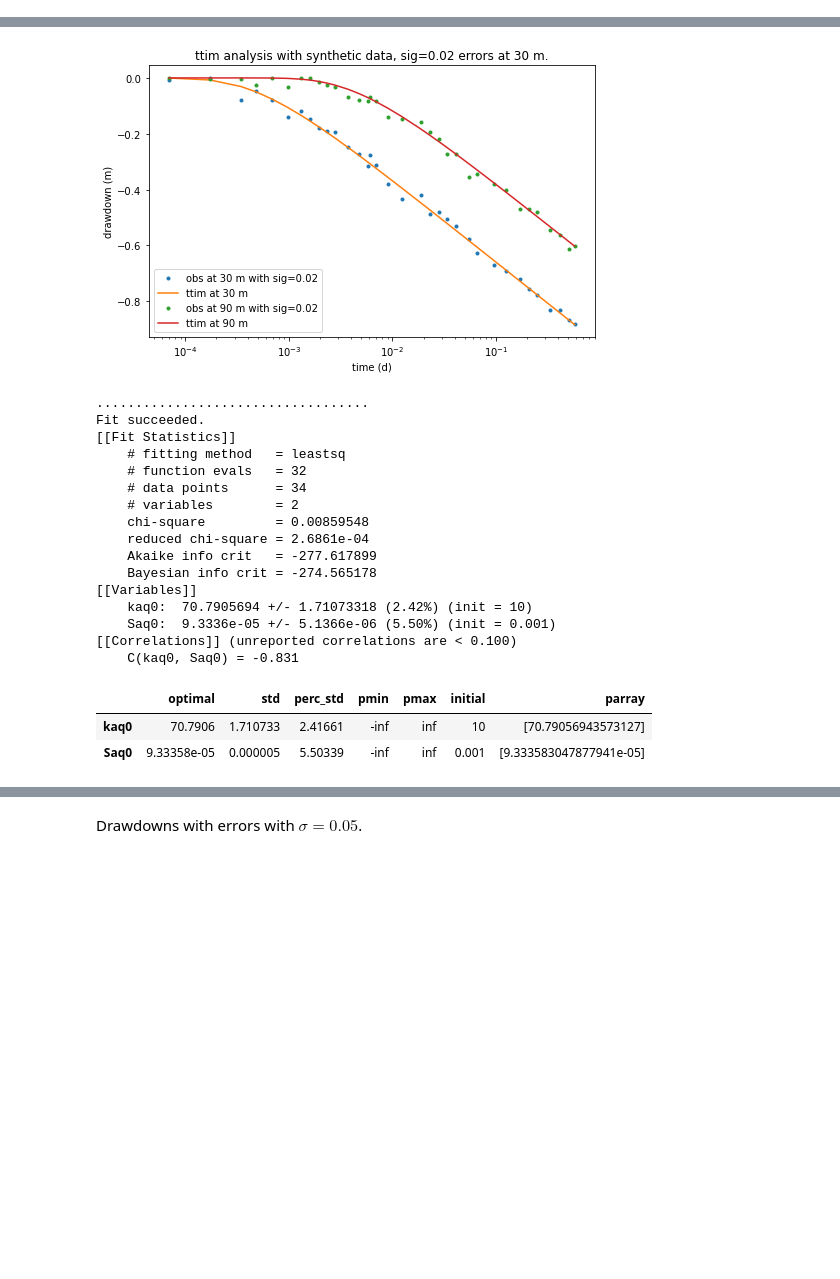
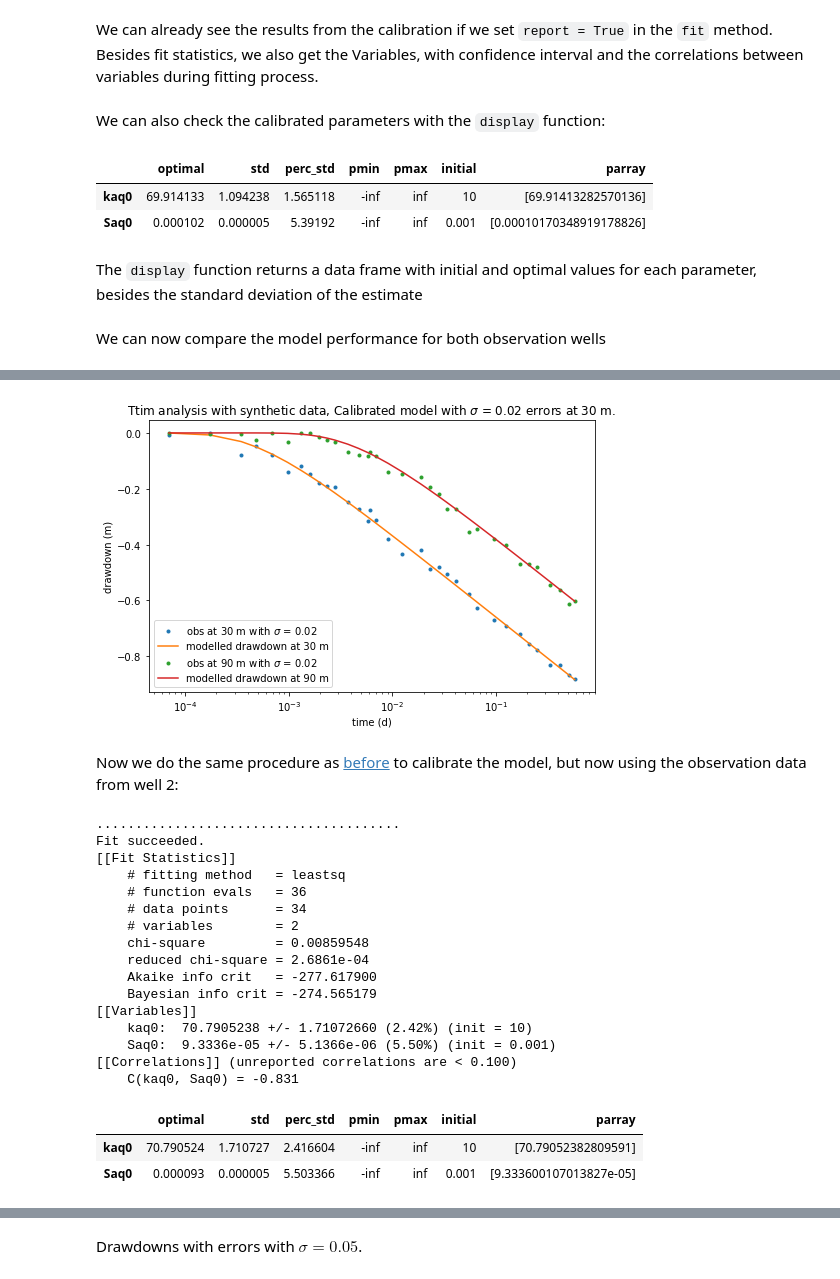
Before and after one commit to mbakker7/ttim, a Jupyter notebook: pumpingtest_benchmarks/0_synthetic_data.ipynb, the cells around one changed output, grey strips where cells are left out. Drawn from its saved outputs; the diff is of its cells as text; code cells hidden in the pictures; blank space fills up the shorter version.

```diff
--- a/pumpingtest_benchmarks/0_synthetic_data.ipynb
+++ b/pumpingtest_benchmarks/0_synthetic_data.ipynb
@@ -32,0 +58,7 @@ Add noises:
+# %%
+ml = ModelMaq(kaq= k, # Hydraulic Conductivity of the aquifer
+              z =[-18, -25], # Top and bottom dimensions of the aquifer layer. The leaky aquitard can have 0 thickness
+              Saq=1e-4, # Specific storage of the aquifers
+              tmin=1e-5, #the minimum time for which heads can be computed after any change in boundary condition.
+              tmax=1, # The maximum time for which heads will be computed
+             )
@@ -32,0 +78,7 @@ Add noises:
+# %%
+# To compute the heads at the specified time intervals and location, we use the 'head' method
+h1 = ml.head(x = d1, # location of observation well 1
+             y = 0,
+             t = t, # Time array that the heads will be returned for
+            )
+h2 = ml.head(d2, 0, t) #Computing heads at distance d2, and time array t for observation well 2
@@ -102,14 +197,28 @@ Fit succeeded.
+# %% [markdown]
+We can already see the results from the calibration if we set `report = True` in the `fit` method. Besides fit statistics, we also get the Variables, with confidence interval and the correlations between variables during fitting process.
+# %% [markdown]
+We can also check the calibrated parameters with the `display` function:
+# %%
+display(ca23.parameters)
+# %% [output]
+|  | optimal | std | perc_std | pmin | pmax | initial | parray |
+| kaq0 | 69.914133 | 1.094238 | 1.565118 | -inf | inf | 10 | [69.91413282570136] |
+| Saq0 | 0.000102 | 0.000005 | 5.39192 | -inf | inf | 0.001 | [0.00010170348919178826] |
+# %% [markdown]
+The `display` function returns a data frame with initial and optimal values for each parameter, besides the standard deviation of the estimate
+# %% [markdown]
+We can now compare the model performance for both observation wells
 # %%
-print('rmse:', ca23.rmse())
-h123 = ml.head(d1, 0, t)
-h223 = ml.head(d2, 0 ,t)
+print('rmse:', ca23.rmse()) # Return the RMSE error for the calibration
+h123 = ml.head(d1, 0, t) # Compute drawdown of the calibrated model for obs 1
+h223 = ml.head(d2, 0 ,t) # Compute drawdown for obs 2
 plt.figure(figsize = (8, 5))
-plt.semilogx(t, he12, '.', label='obs at 30 m with sig=0.02')
-plt.semilogx(t, h123[0], label='ttim at 30 m')
-plt.semilogx(t, he22, '.', label='obs at 90 m with sig=0.02')
-plt.semilogx(t, h223[0], label='ttim at 90 m')
+plt.semilogx(t, he12, '.', label='obs at 30 m with $\sigma$ = 0.02')
+plt.semilogx(t, h123[0], label='modelled drawdown at 30 m')
+plt.semilogx(t, he22, '.', label='obs at 90 m with $\sigma$ = 0.02')
+plt.semilogx(t, h223[0], label='modelled drawdown at 90 m')
 plt.xlabel('time (d)')
 plt.ylabel('drawdown (m)')
-plt.title('ttim analysis with synthetic data, sig=0.02 errors at 30 m.')
+plt.title('Ttim analysis with synthetic data, Calibrated model with $\sigma$ = 0.02 errors at 30 m.')
 plt.legend();
 # %% [output]
@@ -117,4 +226,6 @@ rmse: 0.018126773873208015
-[figure, old version]
+[figure, new version]
+# %% [markdown]
+Now we do the same procedure as [before](#sig002obs1) to calibrate the model, but now using the observation data from well 2:
 # %%
 ca29 = Calibrate(ml)
 ca29.set_parameter(name='kaq0', initial=10)
@@ -123,22 +234,22 @@ ca29.series(name='obs2', x=d2, y=0, t=t, h=he22, layer=0)
 ca29.fit(report=True)
 display(ca29.parameters)
 # %% [output]
-...................................
+.......................................
 Fit succeeded.
 [[Fit Statistics]]
     # fitting method   = leastsq
-    # function evals   = 32
+    # function evals   = 36
     # data points      = 34
     # variables        = 2
     chi-square         = 0.00859548
     reduced chi-square = 2.6861e-04
-    Akaike info crit   = -277.617899
-    Bayesian info crit = -274.565178
+    Akaike info crit   = -277.617900
+    Bayesian info crit = -274.565179
 [[Variables]]
-    kaq0:  70.7905694 +/- 1.71073318 (2.42%) (init = 10)
+    kaq0:  70.7905238 +/- 1.71072660 (2.42%) (init = 10)
     Saq0:  9.3336e-05 +/- 5.1366e-06 (5.50%) (init = 0.001)
 [[Correlations]] (unreported correlations are < 0.100)
     C(kaq0, Saq0) = -0.831
 |  | optimal | std | perc_std | pmin | pmax | initial | parray |
-| kaq0 | 70.7906 | 1.710733 | 2.41661 | -inf | inf | 10 | [70.79056943573127] |
-| Saq0 | 9.33358e-05 | 0.000005 | 5.50339 | -inf | inf | 0.001 | [9.333583047877941e-05] |
+| kaq0 | 70.790524 | 1.710727 | 2.416604 | -inf | inf | 10 | [70.79052382809591] |
+| Saq0 | 0.000093 | 0.000005 | 5.503366 | -inf | inf | 0.001 | [9.333600107013827e-05] |
```
Also changed, not shown: parts of 56 cells of this notebook, 41 other files.
